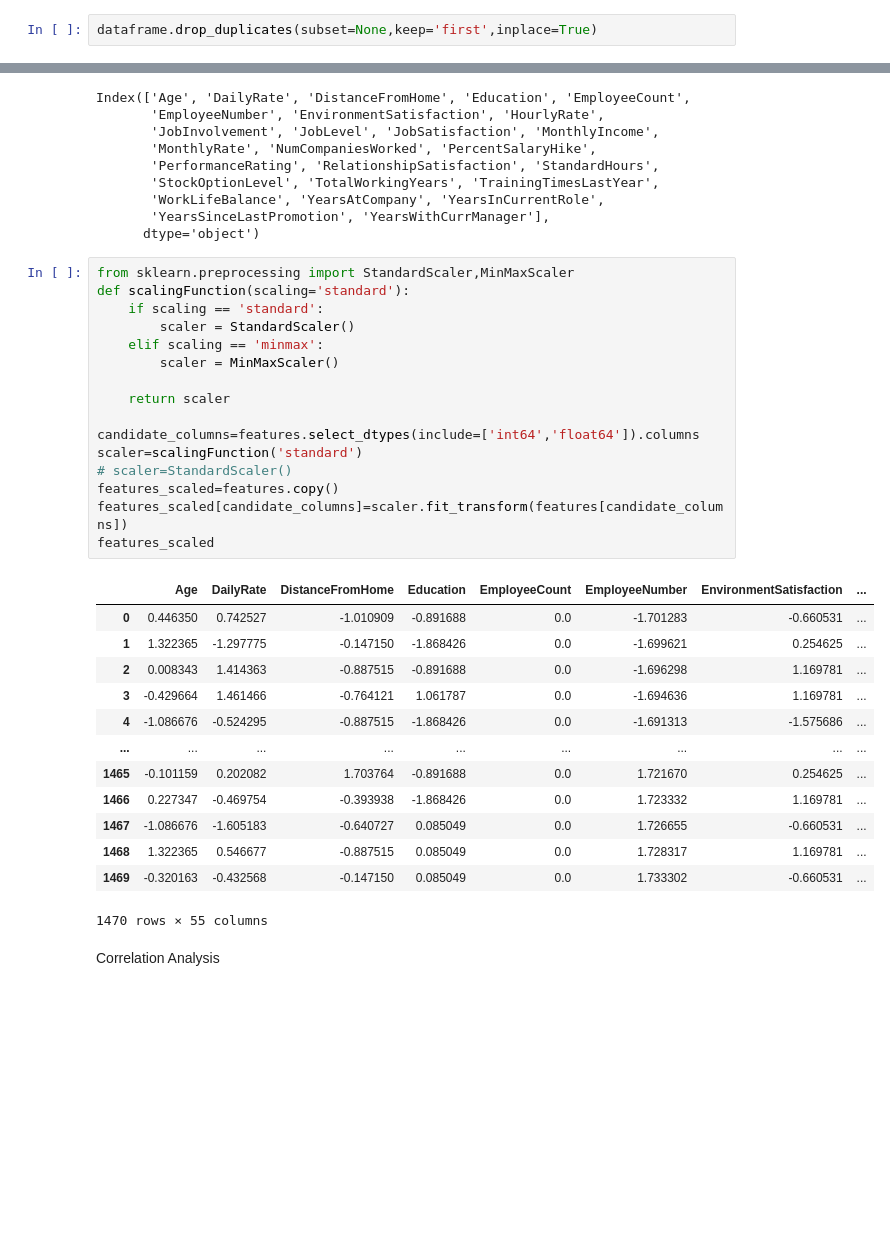
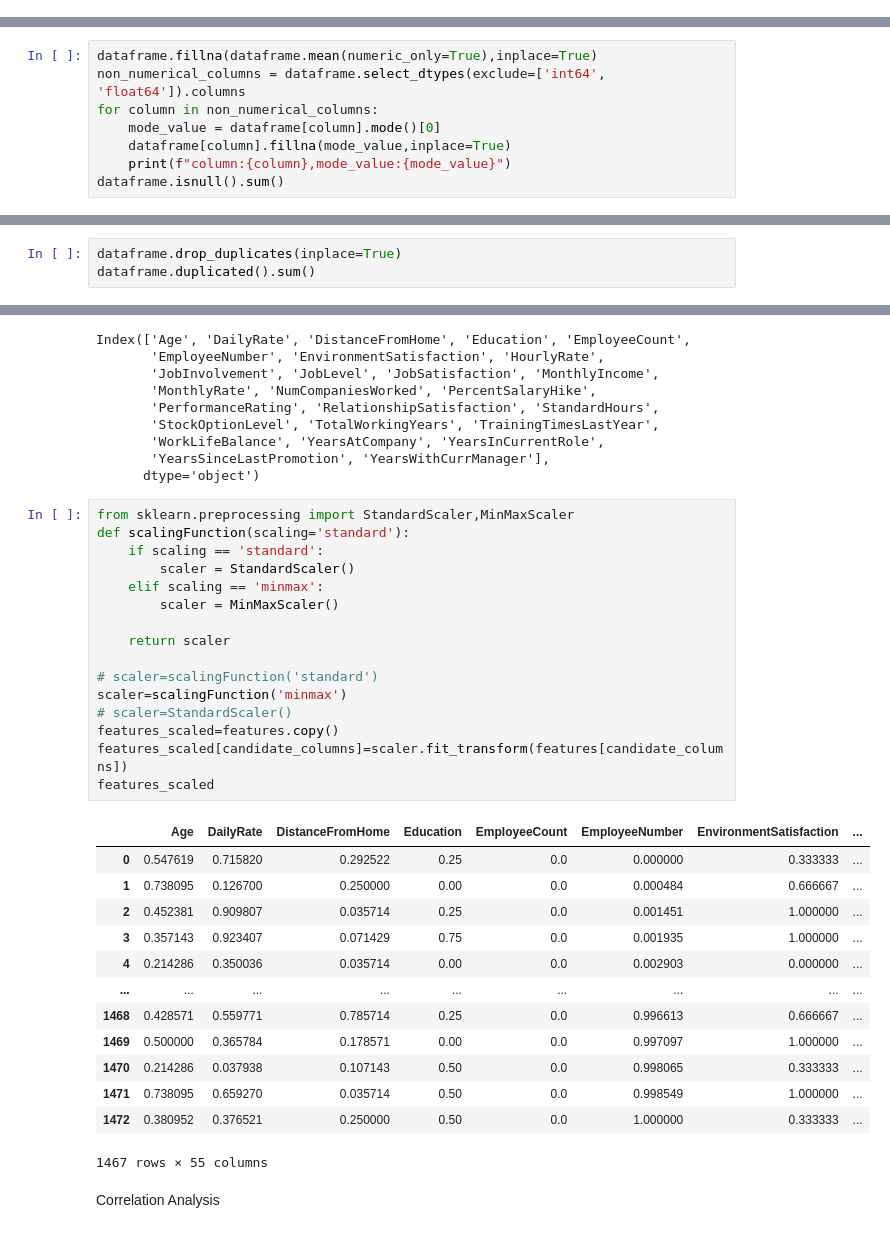
Before and after one commit to saeha303/CSE-472, a Jupyter notebook: offline1.ipynb, the cells around one changed output, grey strips where cells are left out. Saved outputs shown, nothing was run; the diff lists cells and outputs as text; blank space fills up the shorter version.

```diff
--- a/offline1.ipynb
+++ b/offline1.ipynb
@@ -90,5 +60,3 @@ dataframe.duplicated().sum()
-# %%
-dataframe.drop_duplicates(subset=None,keep='first',inplace=True)
 # %%
 dataframe['Attrition'].isnull().sum()
 # %% [output]
@@ -101,0 +94,8 @@ dataframe['Attrition'].isnull().sum()
+# %%
+dataframe.fillna(dataframe.mean(numeric_only=True),inplace=True)
+non_numerical_columns = dataframe.select_dtypes(exclude=['int64', 'float64']).columns
+for column in non_numerical_columns:
+    mode_value = dataframe[column].mode()[0]
+    dataframe[column].fillna(mode_value,inplace=True)
+    print(f"column:{column},mode_value:{mode_value}")
+dataframe.isnull().sum()
@@ -101,0 +139,3 @@ dataframe['Attrition'].isnull().sum()
+# %%
+dataframe.drop_duplicates(inplace=True)
+dataframe.duplicated().sum()
@@ -186,33 +228,33 @@ Index(['Age', 'DailyRate', 'DistanceFromHome', 'Education', 'EmployeeCount',
 # %%
 from sklearn.preprocessing import StandardScaler,MinMaxScaler
 def scalingFunction(scaling='standard'):
     if scaling == 'standard':
         scaler = StandardScaler()
     elif scaling == 'minmax':
         scaler = MinMaxScaler()
 
     return scaler
 
-candidate_columns=features.select_dtypes(include=['int64','float64']).columns
-scaler=scalingFunction('standard')
+# scaler=scalingFunction('standard')
+scaler=scalingFunction('minmax')
 # scaler=StandardScaler()
 features_scaled=features.copy()
 features_scaled[candidate_columns]=scaler.fit_transform(features[candidate_columns])
 features_scaled
 # %% [output]
 |  | Age | DailyRate | DistanceFromHome | Education | EmployeeCount | EmployeeNumber | EnvironmentSatisfaction | ... |
-| 0 | 0.446350 | 0.742527 | -1.010909 | -0.891688 | 0.0 | -1.701283 | -0.660531 | ... |
-| 1 | 1.322365 | -1.297775 | -0.147150 | -1.868426 | 0.0 | -1.699621 | 0.254625 | ... |
-| 2 | 0.008343 | 1.414363 | -0.887515 | -0.891688 | 0.0 | -1.696298 | 1.169781 | ... |
-| 3 | -0.429664 | 1.461466 | -0.764121 | 1.061787 | 0.0 | -1.694636 | 1.169781 | ... |
-| 4 | -1.086676 | -0.524295 | -0.887515 | -1.868426 | 0.0 | -1.691313 | -1.575686 | ... |
+| 0 | 0.547619 | 0.715820 | 0.292522 | 0.25 | 0.0 | 0.000000 | 0.333333 | ... |
+| 1 | 0.738095 | 0.126700 | 0.250000 | 0.00 | 0.0 | 0.000484 | 0.666667 | ... |
+| 2 | 0.452381 | 0.909807 | 0.035714 | 0.25 | 0.0 | 0.001451 | 1.000000 | ... |
+| 3 | 0.357143 | 0.923407 | 0.071429 | 0.75 | 0.0 | 0.001935 | 1.000000 | ... |
+| 4 | 0.214286 | 0.350036 | 0.035714 | 0.00 | 0.0 | 0.002903 | 0.000000 | ... |
 | ... | ... | ... | ... | ... | ... | ... | ... | ... |
-| 1465 | -0.101159 | 0.202082 | 1.703764 | -0.891688 | 0.0 | 1.721670 | 0.254625 | ... |
-| 1466 | 0.227347 | -0.469754 | -0.393938 | -1.868426 | 0.0 | 1.723332 | 1.169781 | ... |
-| 1467 | -1.086676 | -1.605183 | -0.640727 | 0.085049 | 0.0 | 1.726655 | -0.660531 | ... |
-| 1468 | 1.322365 | 0.546677 | -0.887515 | 0.085049 | 0.0 | 1.728317 | 1.169781 | ... |
-| 1469 | -0.320163 | -0.432568 | -0.147150 | 0.085049 | 0.0 | 1.733302 | -0.660531 | ... |
+| 1468 | 0.428571 | 0.559771 | 0.785714 | 0.25 | 0.0 | 0.996613 | 0.666667 | ... |
+| 1469 | 0.500000 | 0.365784 | 0.178571 | 0.00 | 0.0 | 0.997097 | 1.000000 | ... |
+| 1470 | 0.214286 | 0.037938 | 0.107143 | 0.50 | 0.0 | 0.998065 | 0.333333 | ... |
+| 1471 | 0.738095 | 0.659270 | 0.035714 | 0.50 | 0.0 | 0.998549 | 1.000000 | ... |
+| 1472 | 0.380952 | 0.376521 | 0.250000 | 0.50 | 0.0 | 1.000000 | 0.333333 | ... |
-1470 rows × 55 columns
+1467 rows × 55 columns
 # %% [markdown]
  Correlation Analysis
 # %%
```
Also changed, not shown: parts of 20 cells of this notebook.
